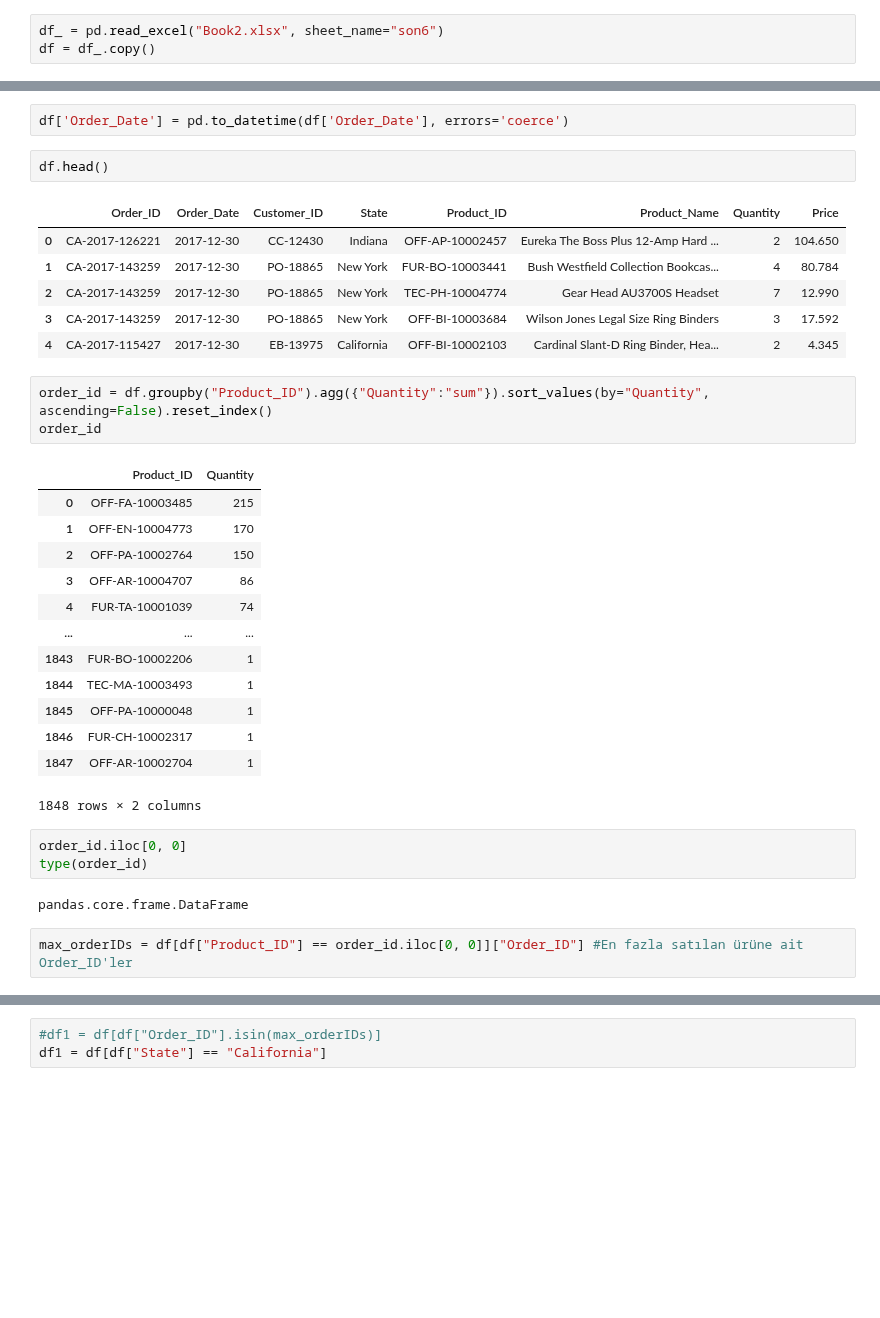
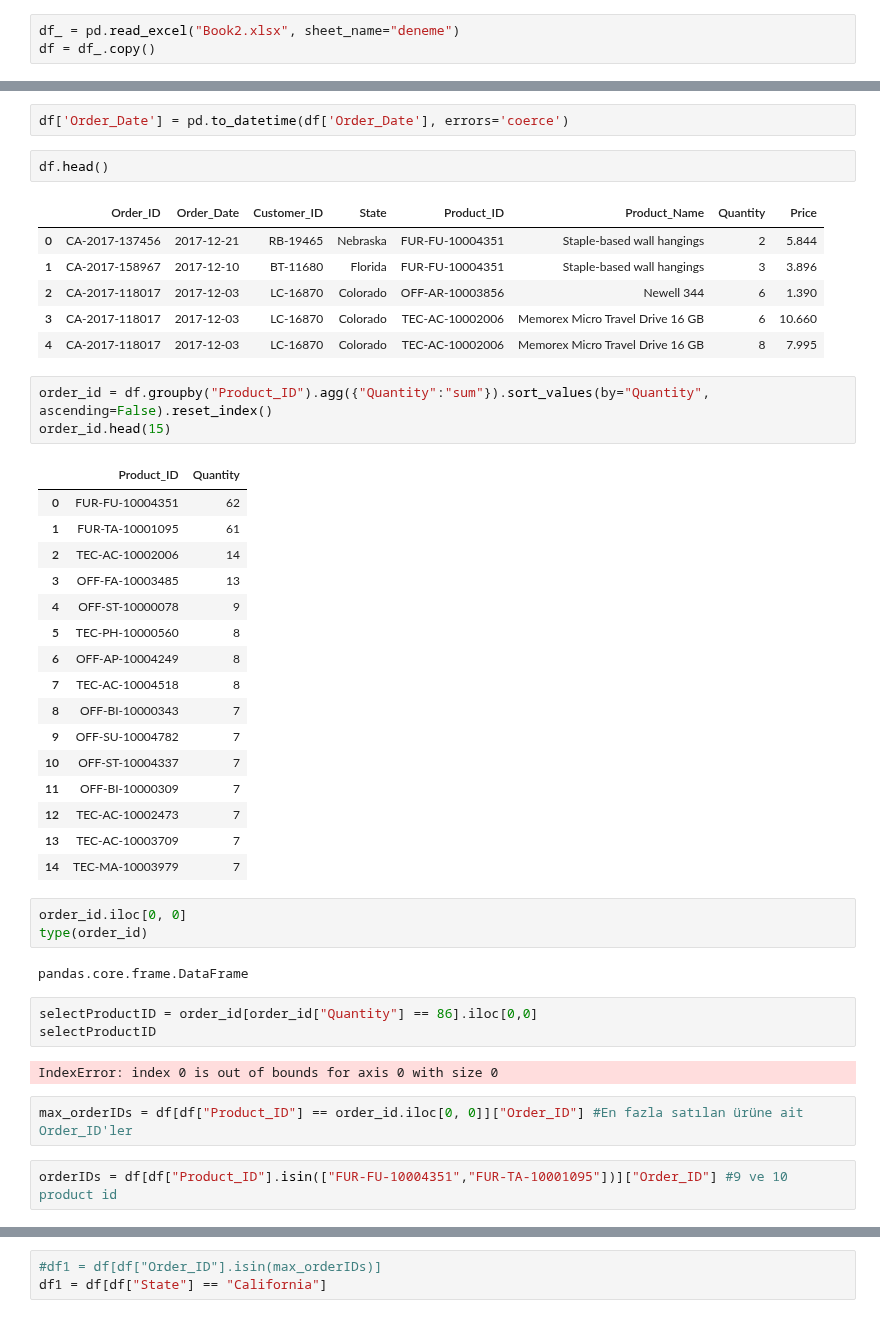
Before and after one commit to zaferavci1/Miuul, a Jupyter notebook: Miuul-Python/AprioriForSuperStoreDB.ipynb, the cells around one changed output, grey strips where cells are left out. Saved outputs shown, nothing was run; the diff lists cells and outputs as text; blank space fills up the shorter version.

```diff
--- a/Miuul-Python/AprioriForSuperStoreDB.ipynb
+++ b/Miuul-Python/AprioriForSuperStoreDB.ipynb
@@ -6,7 +6,7 @@ import matplotlib.pyplot as plt
 import datetime as datetime
 from datetime import datetime
 # %%
-df_ = pd.read_excel("Book2.xlsx", sheet_name="son6")
+df_ = pd.read_excel("Book2.xlsx", sheet_name="deneme")
 df = df_.copy()
 # %%
 df.head()
@@ -89,32 +89,42 @@ df['Order_Date'] = pd.to_datetime(df['Order_Date'], errors='coerce')
 df.head()
 # %% [output]
 |  | Order_ID | Order_Date | Customer_ID | State | Product_ID | Product_Name | Quantity | Price |
-| 0 | CA-2017-126221 | 2017-12-30 | CC-12430 | Indiana | OFF-AP-10002457 | Eureka The Boss Plus 12-Amp Hard ... | 2 | 104.650 |
-| 1 | CA-2017-143259 | 2017-12-30 | PO-18865 | New York | FUR-BO-10003441 | Bush Westfield Collection Bookcas... | 4 | 80.784 |
-| 2 | CA-2017-143259 | 2017-12-30 | PO-18865 | New York | TEC-PH-10004774 | Gear Head AU3700S Headset | 7 | 12.990 |
-| 3 | CA-2017-143259 | 2017-12-30 | PO-18865 | New York | OFF-BI-10003684 | Wilson Jones Legal Size Ring Binders | 3 | 17.592 |
-| 4 | CA-2017-115427 | 2017-12-30 | EB-13975 | California | OFF-BI-10002103 | Cardinal Slant-D Ring Binder, Hea... | 2 | 4.345 |
+| 0 | CA-2017-137456 | 2017-12-21 | RB-19465 | Nebraska | FUR-FU-10004351 | Staple-based wall hangings | 2 | 5.844 |
+| 1 | CA-2017-158967 | 2017-12-10 | BT-11680 | Florida | FUR-FU-10004351 | Staple-based wall hangings | 3 | 3.896 |
+| 2 | CA-2017-118017 | 2017-12-03 | LC-16870 | Colorado | OFF-AR-10003856 | Newell 344 | 6 | 1.390 |
+| 3 | CA-2017-118017 | 2017-12-03 | LC-16870 | Colorado | TEC-AC-10002006 | Memorex Micro Travel Drive 16 GB | 6 | 10.660 |
+| 4 | CA-2017-118017 | 2017-12-03 | LC-16870 | Colorado | TEC-AC-10002006 | Memorex Micro Travel Drive 16 GB | 8 | 7.995 |
 # %%
 order_id = df.groupby("Product_ID").agg({"Quantity":"sum"}).sort_values(by="Quantity", ascending=False).reset_index()
-order_id
+order_id.head(15)
 # %% [output]
 |  | Product_ID | Quantity |
-| 0 | OFF-FA-10003485 | 215 |
-| 1 | OFF-EN-10004773 | 170 |
-| 2 | OFF-PA-10002764 | 150 |
-| 3 | OFF-AR-10004707 | 86 |
-| 4 | FUR-TA-10001039 | 74 |
-| ... | ... | ... |
-| 1843 | FUR-BO-10002206 | 1 |
-| 1844 | TEC-MA-10003493 | 1 |
-| 1845 | OFF-PA-10000048 | 1 |
-| 1846 | FUR-CH-10002317 | 1 |
-| 1847 | OFF-AR-10002704 | 1 |
+| 0 | FUR-FU-10004351 | 62 |
+| 1 | FUR-TA-10001095 | 61 |
+| 2 | TEC-AC-10002006 | 14 |
+| 3 | OFF-FA-10003485 | 13 |
+| 4 | OFF-ST-10000078 | 9 |
+| 5 | TEC-PH-10000560 | 8 |
+| 6 | OFF-AP-10004249 | 8 |
+| 7 | TEC-AC-10004518 | 8 |
+| 8 | OFF-BI-10000343 | 7 |
+| 9 | OFF-SU-10004782 | 7 |
+| 10 | OFF-ST-10004337 | 7 |
+| 11 | OFF-BI-10000309 | 7 |
+| 12 | TEC-AC-10002473 | 7 |
+| 13 | TEC-AC-10003709 | 7 |
+| 14 | TEC-MA-10003979 | 7 |
-1848 rows × 2 columns
 # %%
 order_id.iloc[0, 0]
 type(order_id)
 # %% [output]
 pandas.core.frame.DataFrame
+# %%
+selectProductID = order_id[order_id["Quantity"] == 86].iloc[0,0]
+selectProductID
+# %% [output]
+IndexError: index 0 is out of bounds for axis 0 with size 0
 # %%
 max_orderIDs = df[df["Product_ID"] == order_id.iloc[0, 0]]["Order_ID"] #En fazla satılan ürüne ait Order_ID'ler
+# %%
+orderIDs = df[df["Product_ID"].isin(["FUR-FU-10004351","FUR-TA-10001095"])]["Order_ID"] #9 ve 10 product id
```
Also changed, not shown: parts of 20 cells of this notebook, 13 other files.
